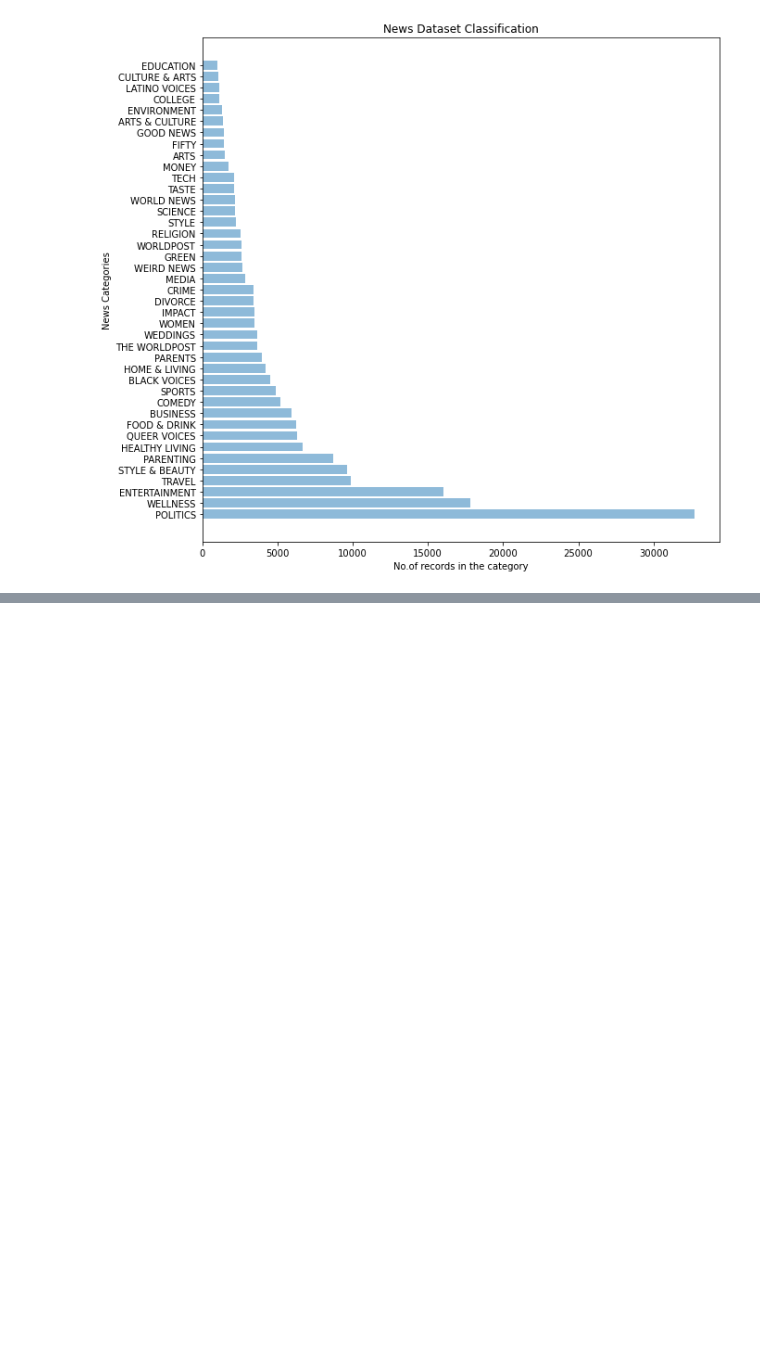
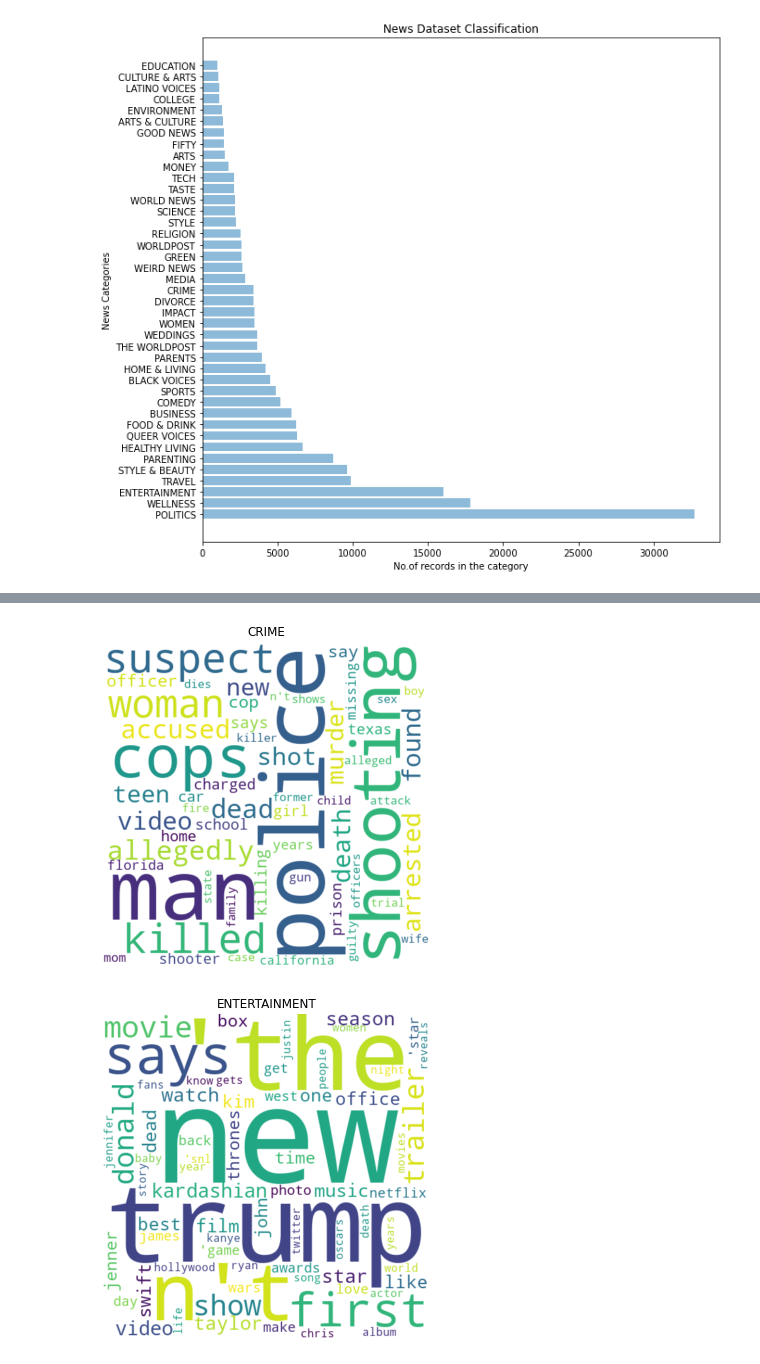
Before and after one commit to dj1095/naive-bayes-classifier, a Jupyter notebook: naive-bayes-classifier.ipynb, the cells around one changed output, grey strips where cells are left out. Drawn from its saved outputs; the diff is of its cells as text; code cells hidden in the pictures; blank space fills up the shorter version.

Commit message:
stop words removed and plots added

```diff
--- a/naive-bayes-classifier.ipynb
+++ b/naive-bayes-classifier.ipynb
@@ -51,25 +50,25 @@ def get_data_group_by_classes(dataset):
     return seperated_category_dict
 # %%
 #checks if smoothing is needed
-def is_smoothing_needed(text,word_dict,category):
-    for word in word_tokenize(text):
+def is_smoothing_needed(filterd_words,word_dict,category):
+    for word in filterd_words:
         if word not in word_dict[category].keys():
             return True
     return False
 
 # get probability of the text assuming conditional independence(naive bayes)
 def get_naive_probability(category,text,word_dict,grouped_classes_dict,dataset):
-    text = text.lower()
     if category not in word_dict.keys():
         return
     total_word_cond_prob = 1
     smoothing_factor = 1
-    smoothing_indicator = is_smoothing_needed(text,word_dict,category)
-    for word in word_tokenize(text):
+    filterd_words = get_filtered_words(text)
+    smoothing_indicator = is_smoothing_needed(filterd_words,word_dict,category)
+    for word in filterd_words:
         if not smoothing_indicator:
-            total_word_cond_prob *= (word_dict[category][word]/len(word_dict[category]))
+            total_word_cond_prob *= (word_dict[category][word]/len(grouped_classes_dict[category]))
         else:
-            total_word_cond_prob *= (1/(len(word_dict[category])+smoothing_factor*len(word_dict[category]))) # Smoothing technique
+            total_word_cond_prob *= (1/(len(grouped_classes_dict[category])+(smoothing_factor*len(grouped_classes_dict[category])))) # Smoothing technique
     class_probability = (len(grouped_classes_dict[category])/len(dataset))
     return total_word_cond_prob * class_probability
 # %%
@@ -94,4 +93,22 @@ def get_accuracy(dataset,categories,word_frequency_dict,group_classes_dict):
         if predicted_category == record['category']:
             correct_predicted+=1
     return correct_predicted/len(dataset)
+# %%
+def get_top_words(word_frequency_dict,category):
+    sorted_list = sorted(word_frequency_dict[category].items(), key=lambda item: item[1],reverse=True)
+    top_words = {word:count for word, count in sorted_list if len(word)>2}
+    return top_words
+# %%
+def print_top_words(word_frequency_dict,categories):
+    for category in categories:
+        words = get_top_words(word_frequency_dict,category)
+        wordcloud = WordCloud(width = 480, height = 480,background_color ='white',
+                        min_font_size = 14)
+        wordcloud.generate_from_frequencies(words)
+        # plot the WordCloud image
+        plt.figure(figsize = (6, 6))
+        plt.imshow(wordcloud,interpolation="bilinear")
+        plt.title(category)
+        plt.axis("off")
+        plt.show()
 # %%
@@ -178,0 +188,5 @@ Iteration:2 Accuracy of the Naive Baye's Classifier over test dataset is 15.24%
+# %%
+ print_top_words(word_frequency_dict,categories[0:2])
+# %% [output]
+[figure, added]
+[figure, added]
```
Also changed, not shown: parts of 6 cells of this notebook.
